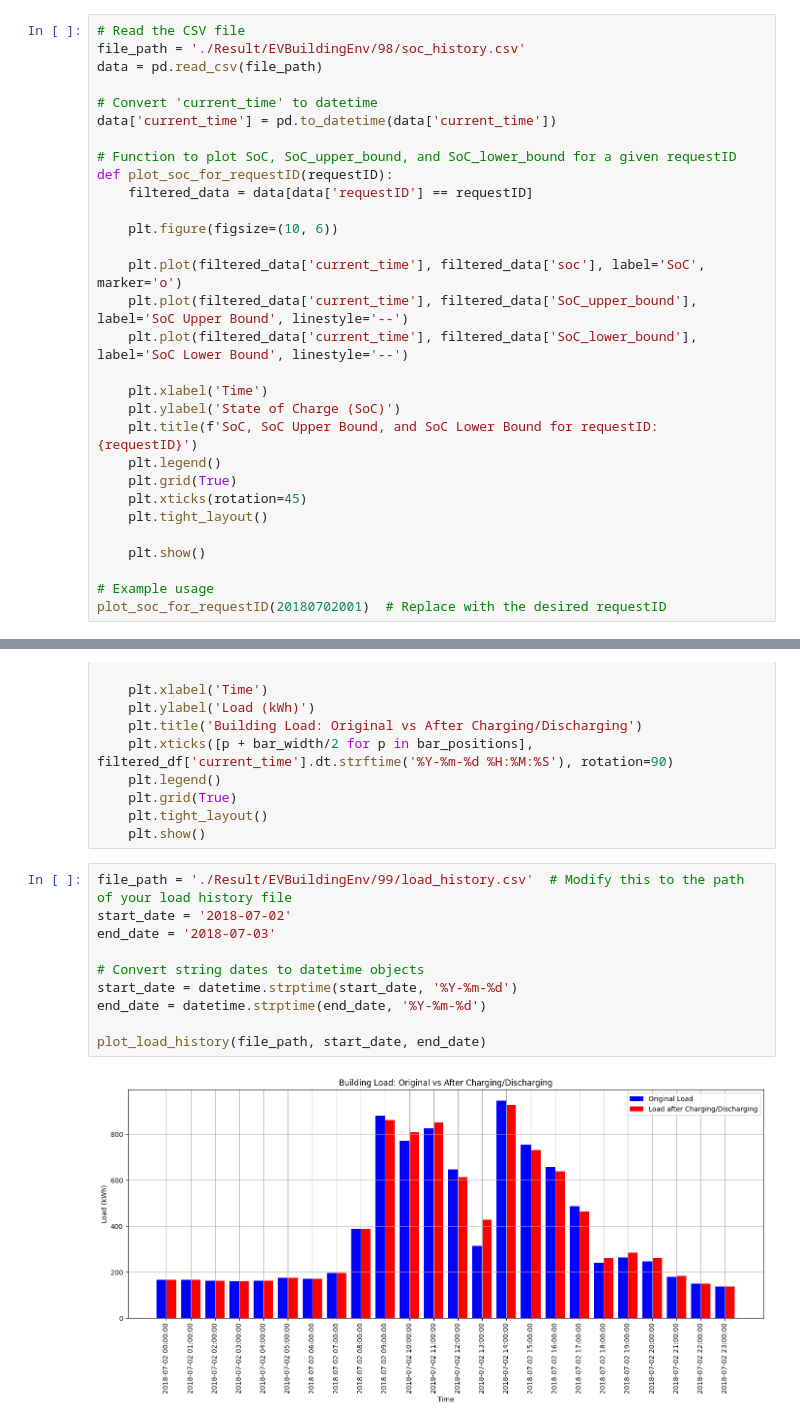
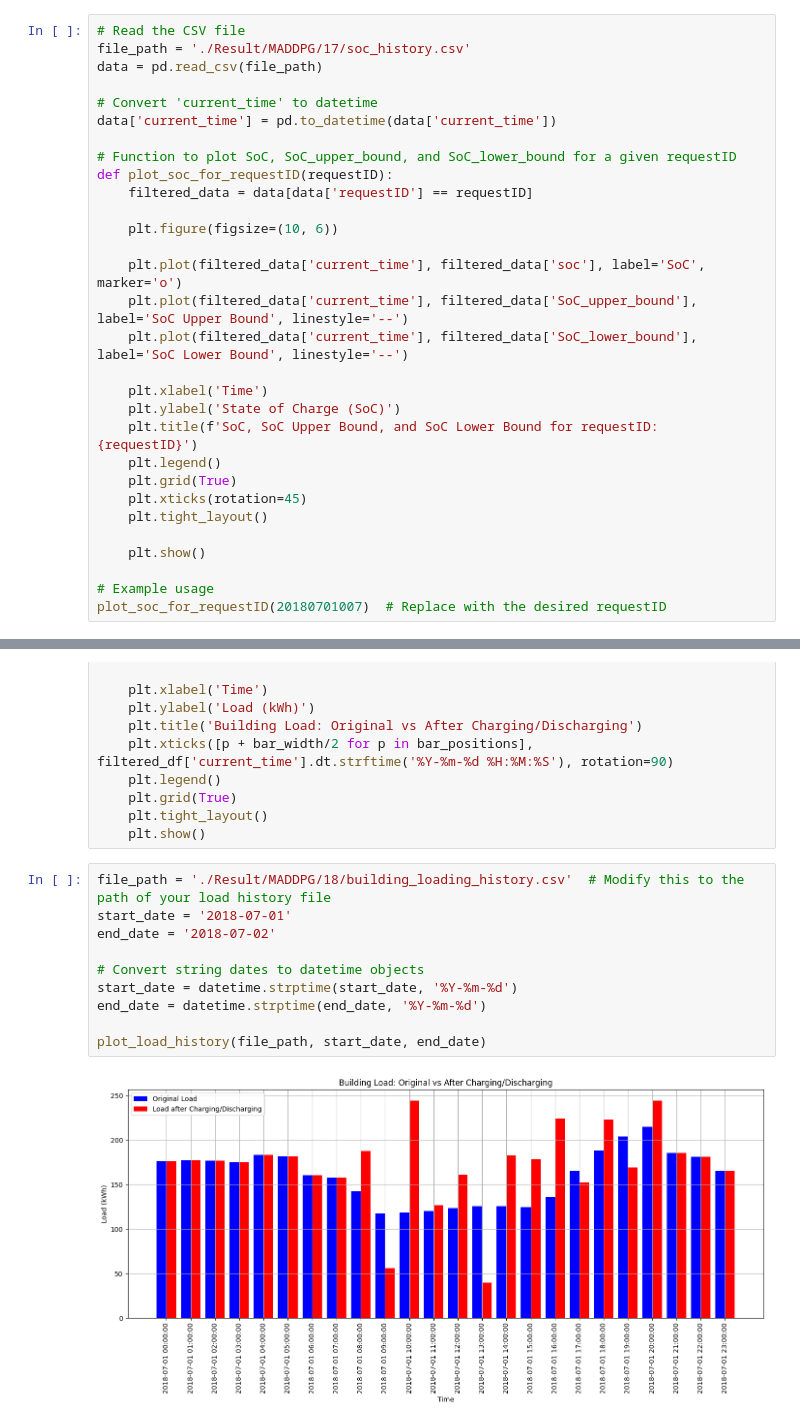
Before and after one commit to carlwang49/MY_WORK, a Jupyter notebook: Evaluation.ipynb, the cells around one changed output, grey strips where cells are left out. Cells and saved outputs as stored; diff of their text form.

Commit message:
refactor MADDPG

```diff
--- a/Evaluation.ipynb
+++ b/Evaluation.ipynb
@@ -40,7 +40,7 @@ plot_soc_for_requestID(1008)  # Replace with the desired requestID
 ## MARL 充電/放電結果
 # %%
 # Read the CSV file
-file_path = './Result/EVBuildingEnv/98/soc_history.csv'
+file_path = './Result/MADDPG/17/soc_history.csv'
 data = pd.read_csv(file_path)
 
 # Convert 'current_time' to datetime
@@ -67,5 +67,5 @@ def plot_soc_for_requestID(requestID):
     plt.show()
 
 # Example usage
-plot_soc_for_requestID(20180702001)  # Replace with the desired requestID
+plot_soc_for_requestID(20180701007)  # Replace with the desired requestID
 # %% [output]
@@ -98,14 +98,14 @@ def plot_load_history(file_path, start_date, end_date):
     plt.tight_layout()
     plt.show()
 # %%
-file_path = './Result/EVBuildingEnv/99/load_history.csv'  # Modify this to the path of your load history file
-start_date = '2018-07-02'
-end_date = '2018-07-03'
+file_path = './Result/MADDPG/18/building_loading_history.csv'  # Modify this to the path of your load history file
+start_date = '2018-07-01'
+end_date = '2018-07-02'
 
 # Convert string dates to datetime objects
 start_date = datetime.strptime(start_date, '%Y-%m-%d')
 end_date = datetime.strptime(end_date, '%Y-%m-%d')
 
 plot_load_history(file_path, start_date, end_date)
 # %% [output]
-[figure, old version]
+[figure, new version]
```
Also changed, not shown: parts of 7 cells of this notebook, 16 other files.
